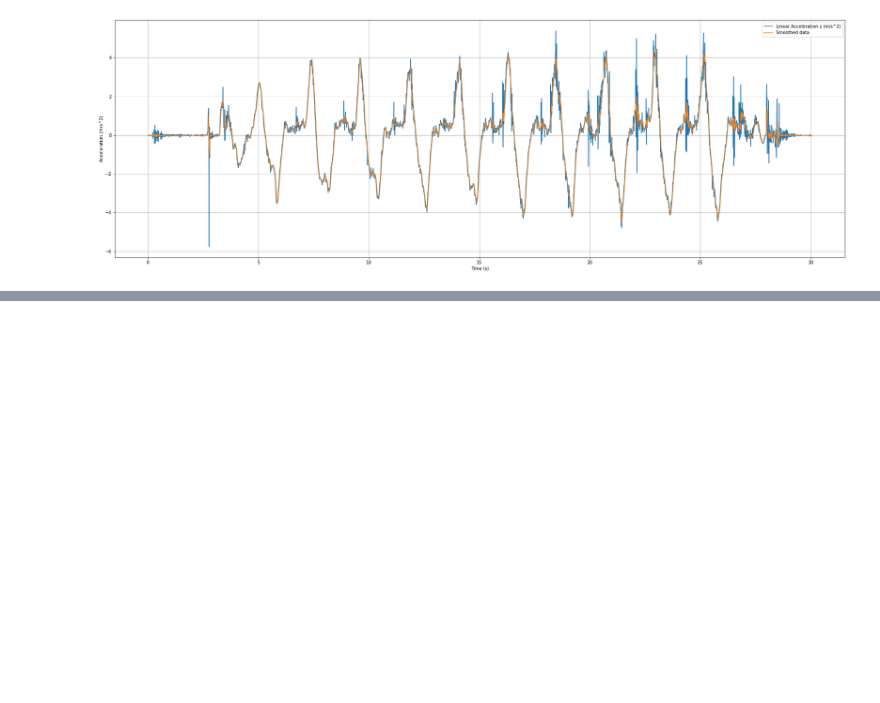
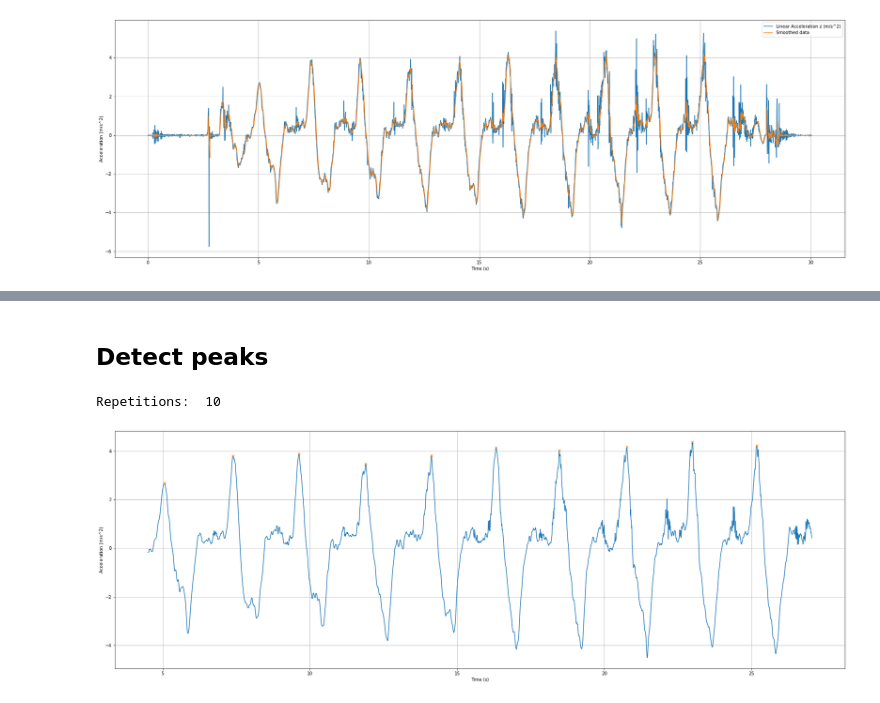
Before and after one commit to raltm2e/imu_phyphox, a Jupyter notebook: thesis_plots.ipynb, the cells around one changed output, grey strips where cells are left out. Cells and saved outputs as stored; diff of their text form; code cells hidden in the pictures; blank space fills up the shorter version.

```diff
--- a/thesis_plots.ipynb
+++ b/thesis_plots.ipynb
@@ -76,3 +85,24 @@ for index, row in df.iterrows():
 
   previous_velocity = velocity
   previous_time = row["Time (s)"]
+# %% [markdown]
+## Detect peaks
+# %%
+from scipy.signal import find_peaks
+
+prominence_threshold = 2
+distance_between_peaks = 150
+
+peaks, _ = find_peaks(df['Smoothed Acceleration z (m/s^2)'].values, prominence=prominence_threshold, distance=distance_between_peaks)
+print("Repetitions: ", len(peaks))
+
+plt.figure(figsize=(30,10))
+plt.plot(df['Time (s)'], df['Smoothed Acceleration z (m/s^2)'], label='Smoothed Acceleration z (m/s^2)')
+plt.plot(df['Time (s)'][peaks], df['Smoothed Acceleration z (m/s^2)'][peaks], 'x', label='Peaks')
+plt.xlabel('Time (s)')
+plt.ylabel('Acceleration (m/s^2)')
+plt.grid()
+plt.show()
+# %% [output]
+Repetitions:  10
+[figure, added]
```
Also changed, not shown: parts of 18 cells of this notebook.
